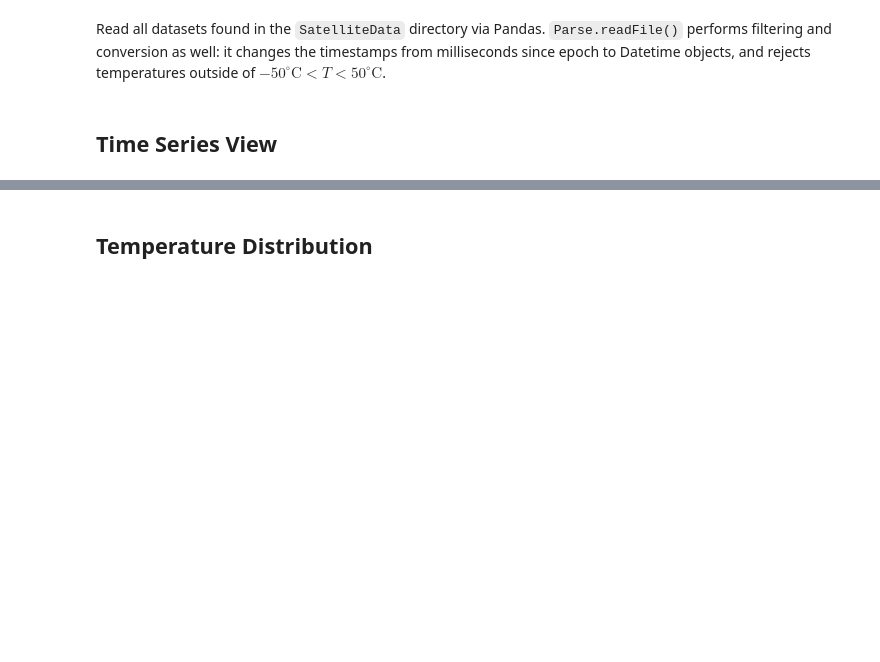
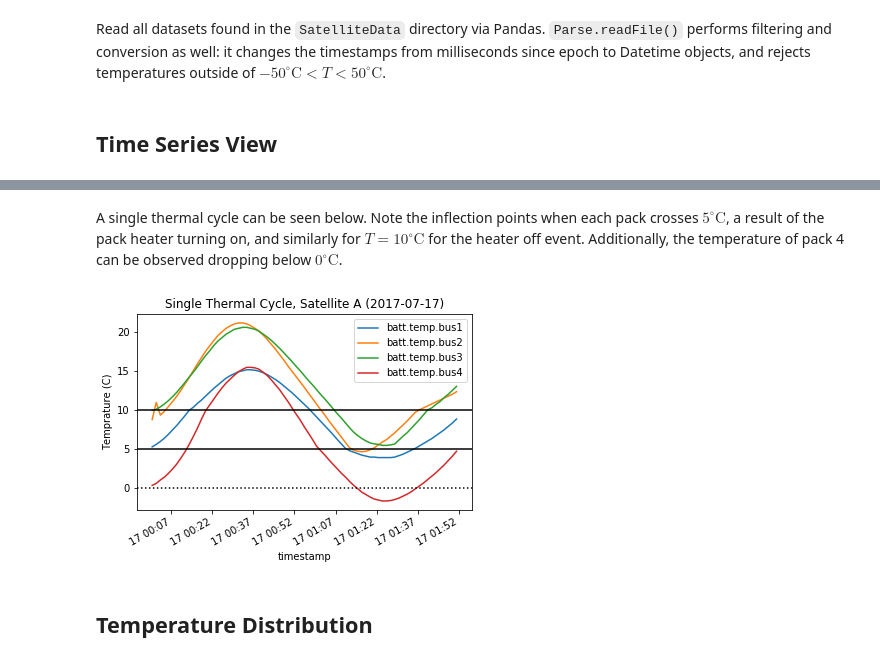
Before and after one commit to cullenself/battery_temp, a Jupyter notebook: Heater Thresholds.ipynb, the cells around one changed output, grey strips where cells are left out. Drawn from its saved outputs; the diff is of its cells as text; code cells hidden in the pictures; blank space fills up the shorter version.

```diff
--- a/Heater Thresholds.ipynb
+++ b/Heater Thresholds.ipynb
@@ -31,3 +31,15 @@ plt.show()
+# %% [markdown]
+A single thermal cycle can be seen below. Note the inflection points when each pack crosses $5^\circ \text{C}$, a result of the pack heater turning on, and similarly for $T=10^\circ \text{C}$ for the heater off event. Additionally, the temperature of pack 4 can be observed dropping below $0^\circ \text{C}$.
+# %%
+ax = dfs['A'].head(75).plot(x='timestamp',
+                            y=['batt.temp.bus1', 'batt.temp.bus2', 'batt.temp.bus3', 'batt.temp.bus4'],
+                            title='Single Thermal Cycle, Satellite A (2017-07-17)')
+ax.axhline(y=5, color='k')
+ax.axhline(y=10,color='k')
+ax.axhline(y=0, color='k', linestyle=':')
+ax.set_ylabel('Temprature (C)');
+# %% [output]
+[figure, added]
 # %% [markdown]
 ## Temperature Distribution
 # %% [markdown]
```
Also changed, not shown: parts of 13 cells of this notebook, 1 other file.
